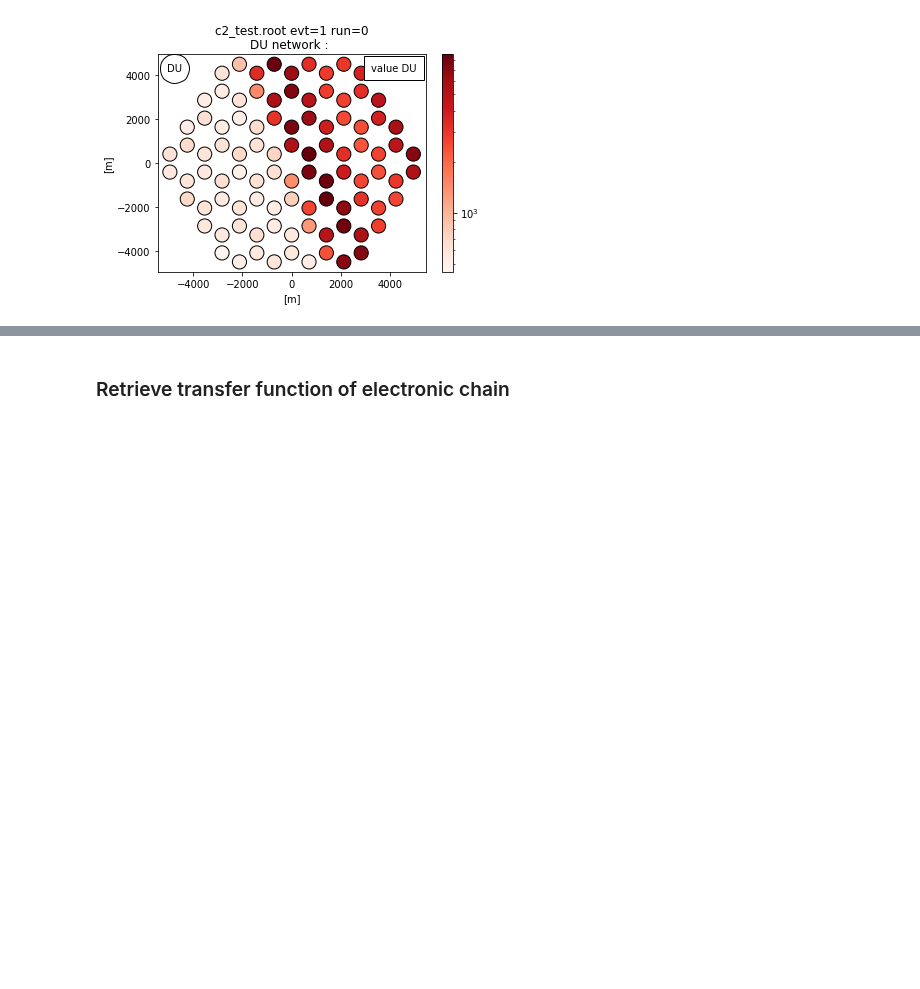
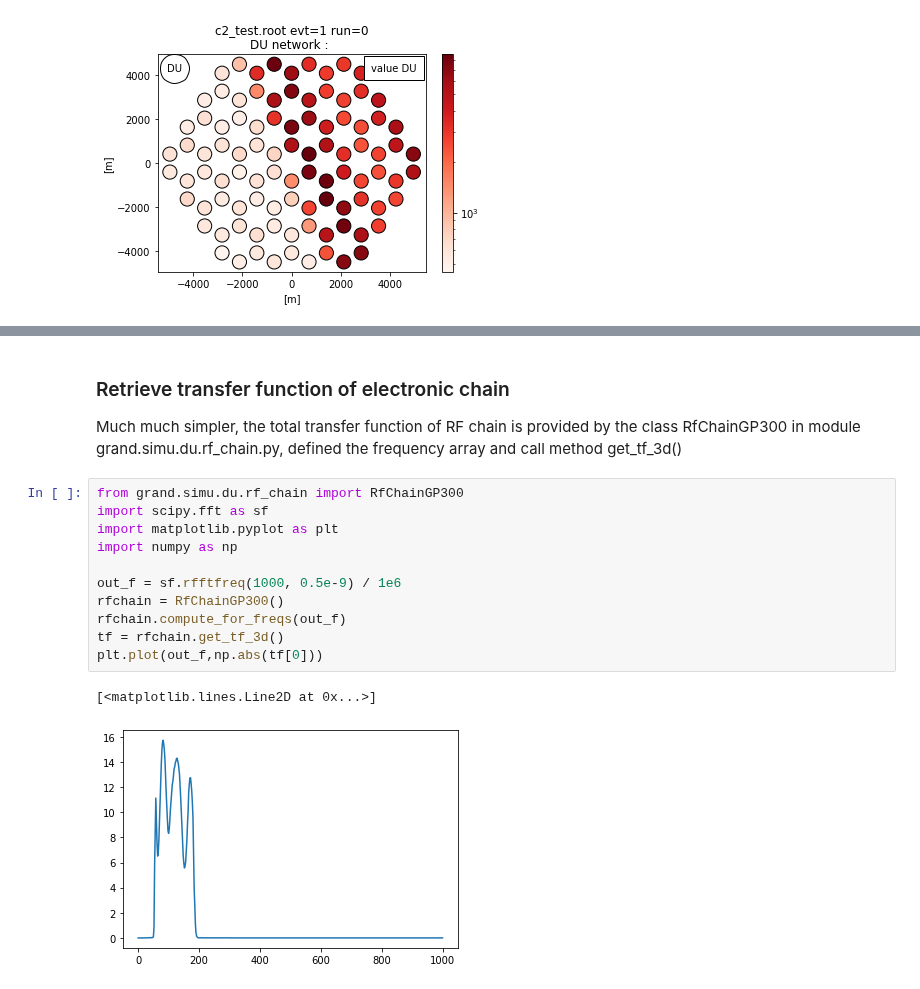
Before and after one commit to grand-mother/grand, a Jupyter notebook: examples/notebook/data_chal/dc1_dc2.ipynb, the cells around one changed output, grey strips where cells are left out. Saved outputs shown, nothing was run; the diff lists cells and outputs as text; blank space fills up the shorter version.

```diff
--- a/examples/notebook/data_chal/dc1_dc2.ipynb
+++ b/examples/notebook/data_chal/dc1_dc2.ipynb
@@ -138,2 +183,17 @@ handle_tr.network.plot_footprint_1d(handle_tr.get_max_norm())
 # %% [markdown]
 ### Retrieve transfer function of electronic chain
+Much much simpler, the total transfer function of RF chain is provided by the class RfChainGP300 in module grand.simu.du.rf_chain.py, defined the frequency array and call method get_tf_3d()
+# %%
+from grand.simu.du.rf_chain import RfChainGP300
+import scipy.fft as sf
+import matplotlib.pyplot as plt
+import numpy as np
+
+out_f = sf.rfftfreq(1000, 0.5e-9) / 1e6
+rfchain = RfChainGP300()
+rfchain.compute_for_freqs(out_f)
+tf = rfchain.get_tf_3d()
+plt.plot(out_f,np.abs(tf[0]))
+# %% [output]
+[<matplotlib.lines.Line2D at 0x...>]
+[figure, added]
```
Also changed, not shown: parts of 4 cells of this notebook.
